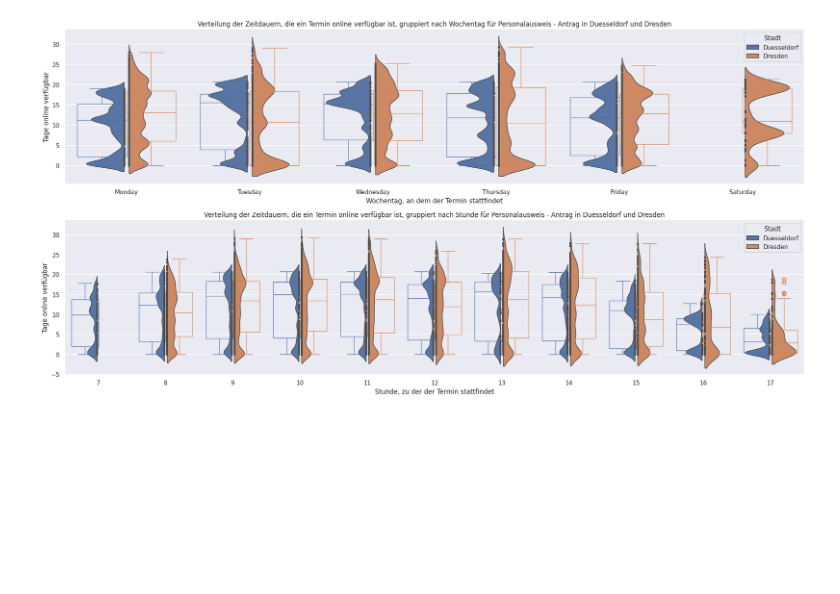
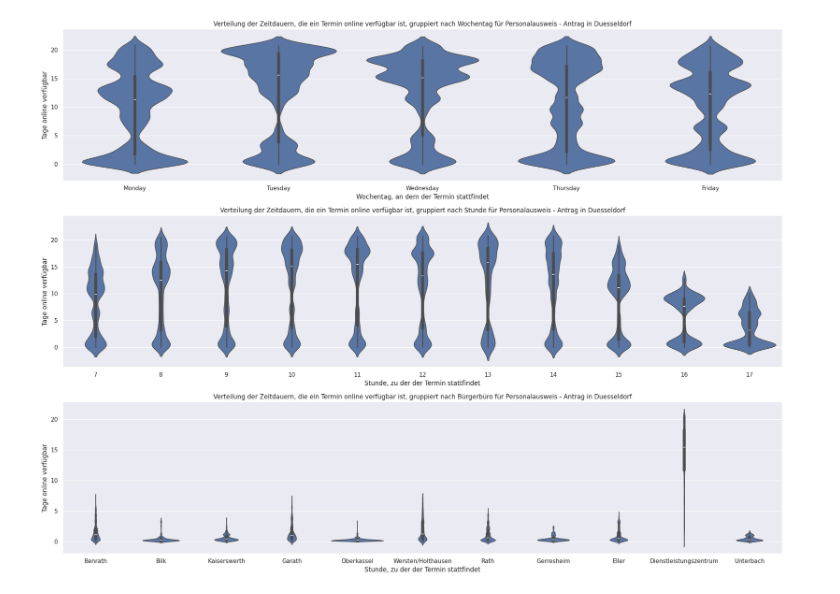
Before and after one commit to davidkempkens/appointment-scraper, a Jupyter notebook: data_analysis.ipynb, the cells around one changed output. Drawn from its saved outputs; the diff is of its cells as text; code cells hidden in the pictures; blank space fills up the shorter version.

Commit message:
feat: add capacity and offer and demand plots

```diff
--- a/data_analysis.ipynb
+++ b/data_analysis.ipynb
@@ -42,10 +57,10 @@ concerns = [
 ]
 
 # cities = ["Duesseldorf", "Dresden", "Kiel"]
-cities = ["Duesseldorf", "Dresden"]
+# cities = ["Duesseldorf", "Dresden"]
+cities = ["Duesseldorf"]
 
 concern = "Personalausweis - Antrag"
-offices = ["Bilk","Benrath"]
 
 filtered_df = df[
     (df["concern"] == concern)
@@ -58,56 +73,58 @@ filtered_df = df[
 # filtered_df = filtered_df[filtered_df["total_delta"] > pd.Timedelta(minutes=5)]
 # filtered_df.sort_values("total_delta", inplace=True)
 # %%
-fig, ax = plt.subplots(figsize=(20, 10), nrows=2, ncols=1)
+categories = ["weekday", "hour", "office"]
+label = {"weekday": "Wochentag", "hour": "Stunde", "office": "Bürgerbüro"}
 
-for i, groupby in enumerate(["weekday", "hour"]):
-    label = {
-            "weekday": "Wochentag",
-            "hour": "Stunde",
-        }
+fig, ax = plt.subplots(
+    figsize=(20, 5 * len(categories)), nrows=len(categories), ncols=1
+)
+
+for index, value_to_group_by in enumerate(categories):
     sns.violinplot(
-        x=groupby,
+        x=value_to_group_by,
         y="days_open",
         data=filtered_df,
-        ax=ax[i],
-        inner="point",
-        hue="city",
-        split=True,
-        gap=0.1,
+        ax=ax[index],
+        # inner="point",
+        # hue="city",
+        # split=True,
+        # gap=0.1,
         order=(
             [
                 "Monday",
                 "Tuesday",
                 "Wednesday",
                 "Thursday",
                 "Friday",
-                "Saturday",
             ]
-            if groupby == "weekday"
+            if value_to_group_by == "weekday"
             else None
         ),
     )
-    sns.boxplot(
-        x=groupby,
-        y="days_open",
-        data=filtered_df,
-        ax=ax[i],
-        showfliers=True,
-        linewidth=1,
-        fill=False,
-        hue="city",
+    # sns.boxplot(
+    #     x=value_to_group_by,
+    #     y="days_open",
+    #     data=filtered_df,
+    #     ax=ax[index],
+    #     showfliers=True,
+    #     linewidth=1,
+    #     fill=False,
+    #     hue="city",
+    # )
+    title = f"Verteilung der Zeitdauern, die ein Termin online verfügbar ist, gruppiert nach {label[value_to_group_by]} für {concern} in {' und '.join(cities)}"
+    ax[index].set_title(title)
+    ax[index].set_xlabel(
+        f"{'Wochentag, an dem der Termin stattfindet' if value_to_group_by == 'weekday' else 'Stunde, zu der der Termin stattfindet'}"
     )
-    title = f"Verteilung der Zeitdauern, die ein Termin online verfügbar ist, gruppiert nach {label[groupby]} für {concern} in {' und '.join(cities)}"
-    ax[i].set_title(title)
-    ax[i].set_xlabel(f"{'Wochentag, an dem der Termin stattfindet' if groupby == 'weekday' else 'Stunde, zu der der Termin stattfindet'}")
-    ax[i].set_ylabel("Tage online verfügbar")
-    ax[i].legend(
-        title="Stadt", handles=ax[i].get_legend_handles_labels()[0], labels=cities
-    )
+    ax[index].set_ylabel("Tage online verfügbar")
+    # ax[index].legend(
+    #     title="Stadt", handles=ax[index].get_legend_handles_labels()[0], labels=cities
+    # )
 plt.tight_layout()
 
 plt.savefig("./bachelorarbeit/bilder/violinplot_days_open.png", bbox_inches="tight")
 plt.show()
 # %% [output]
-[figure, old version]
+[figure, new version]
 # %%
```
Also changed, not shown: parts of 22 cells of this notebook.
